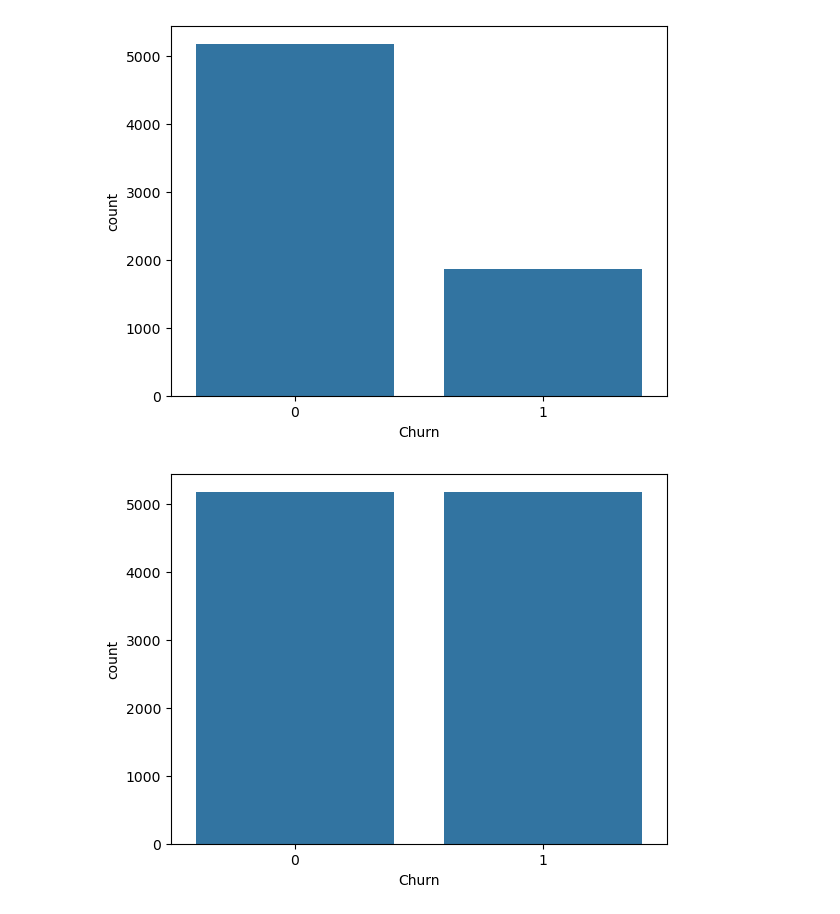
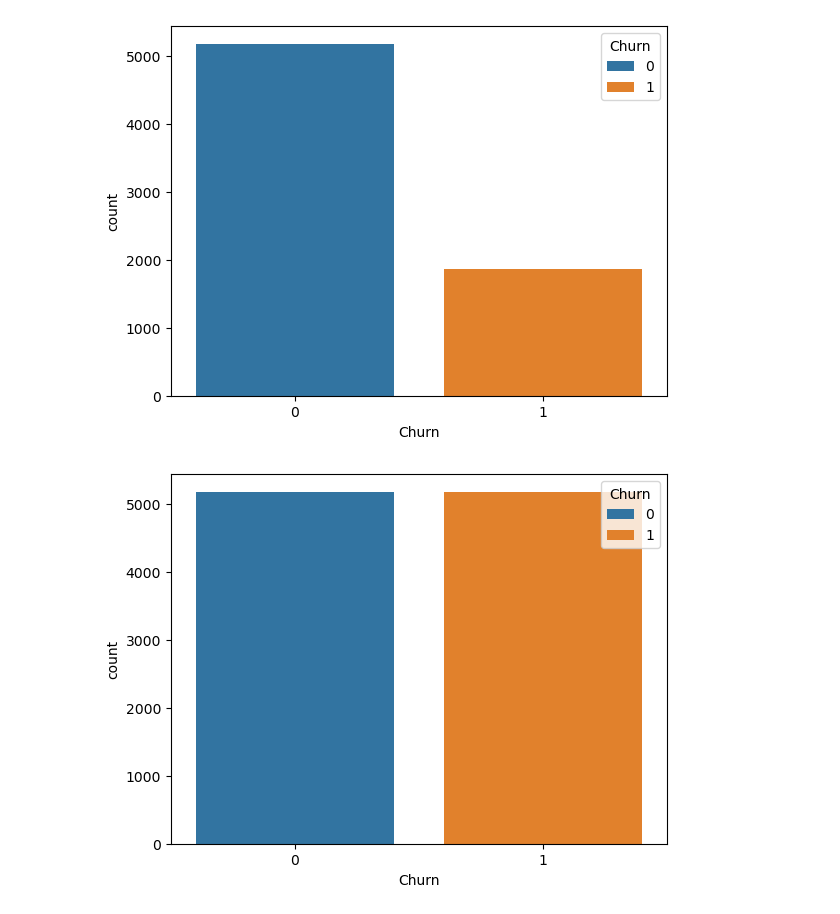
Before and after one commit to thaleseqb/machine_learning, a Jupyter notebook: machine_learning_tests.ipynb, the cells around one changed output. Saved outputs shown, nothing was run; the diff lists cells and outputs as text; code cells hidden in the pictures.

```diff
--- a/machine_learning_tests.ipynb
+++ b/machine_learning_tests.ipynb
@@ -37,7 +44,7 @@ Xmaria = [[0,0,1,1,0,0,39.90,1,0,0,0,1,0,1,0,0,0,0,1,1,1,0,0,1,0,1,0,0,0,0,1,0,0
 # %%
-ax = sb.countplot(x='Churn', data=final_data)
+ax = sb.countplot(x='Churn', data=final_data, hue='Churn')
 # %% [output]
-[figure, old version]
+[figure, new version]
 # %%
 # Para podermos aplicar o SMOTE, devemos separar  os dados em variáveis características e resposta
 
@@ -52,6 +59,6 @@ X, y = smt.fit_resample(X, y)
 dados_final = pd.concat([X, y], axis=1)
 # %%
 
-ax = sb.countplot(x='Churn', data=dados_final)  # plotando a variável target balanceada.
+ax = sb.countplot(x='Churn', data=dados_final, hue='Churn')  # plotando a variável target balanceada.
 # %% [output]
-[figure, old version]
+[figure, new version]
```
Also changed, not shown: parts of 16 cells of this notebook.
